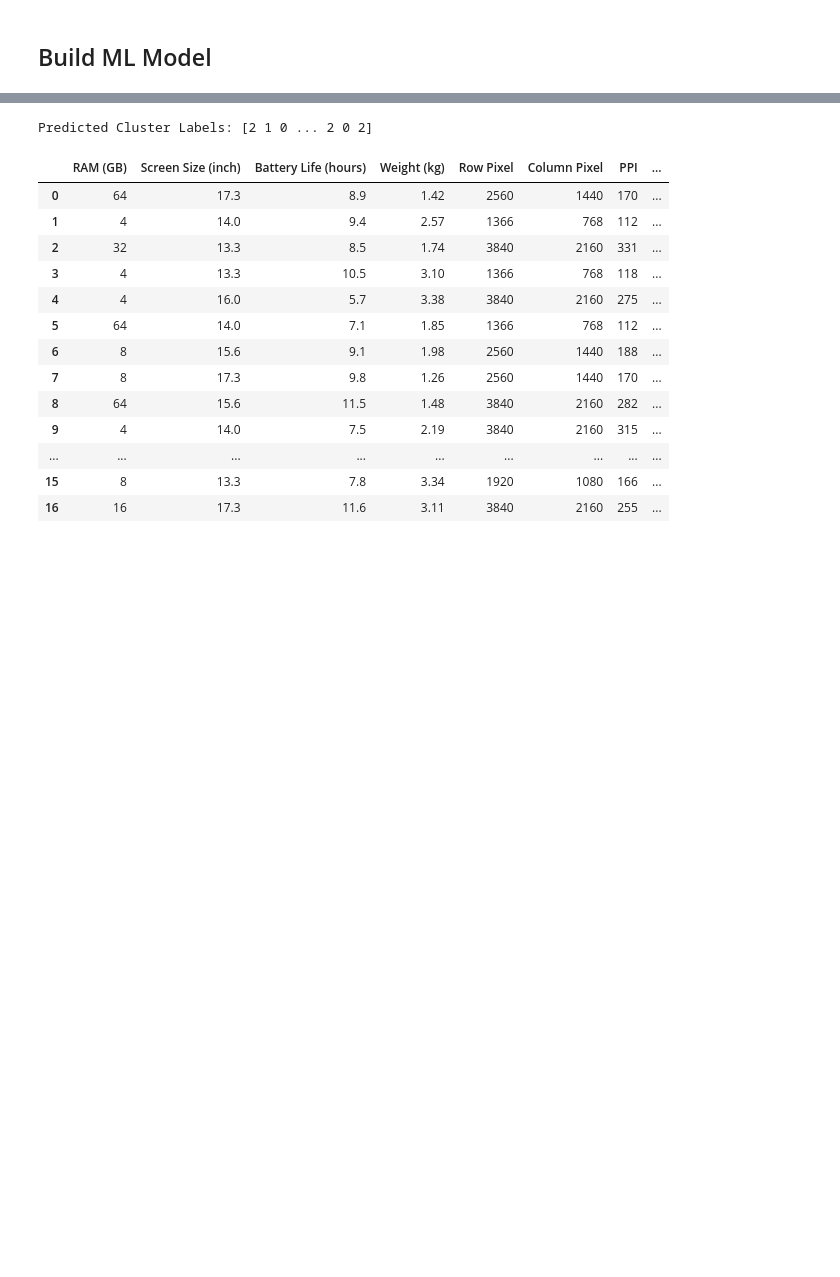
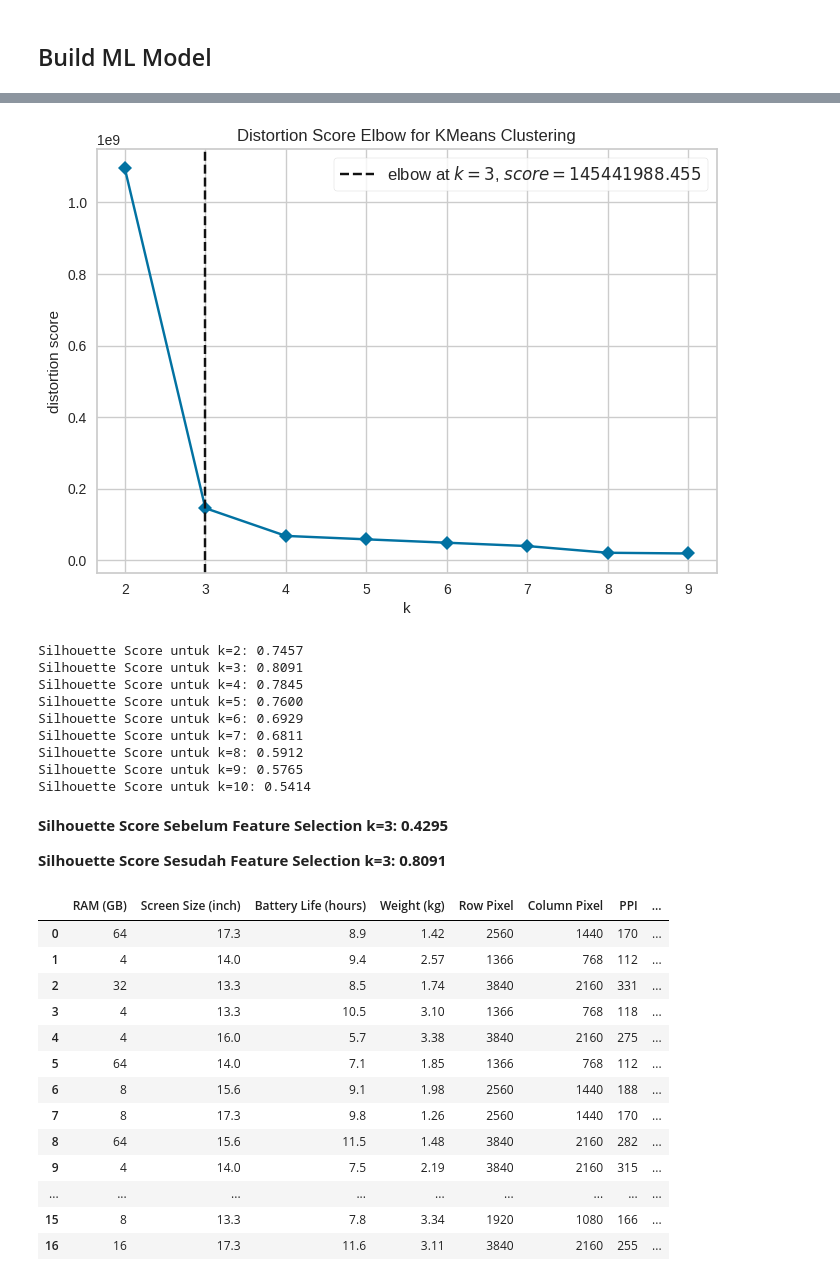
Before and after one commit to iwacooy/machine_learning_pemula, a Jupyter notebook: submission_clustering.ipynb, the cells around one changed output, grey strips where cells are left out. Saved outputs shown, nothing was run; the diff lists cells and outputs as text; code cells hidden in the pictures; blank space fills up the shorter version.

```diff
--- a/submission_clustering.ipynb
+++ b/submission_clustering.ipynb
@@ -887,3 +803,36 @@ Silhouette Score with PCA: 0.3472
+# %%
+
+# 1. Elbow Method dengan Visualizer
+kmeans = KMeans(random_state=42)
+visualizer = KElbowVisualizer(kmeans, k=(2, 10), metric='distortion', timings=False)
+visualizer.fit(X)
+visualizer.show()
+
+# 2. Silhouette Score Manual per jumlah cluster
+sil_scores = []
+k_range = range(2, 11)
+
+for k in k_range:
+    km = KMeans(n_clusters=k, random_state=42)
+    labels = km.fit_predict(X)
+    sil = silhouette_score(X, labels)
+    sil_scores.append(sil)
+    print(f"Silhouette Score untuk k={k}: {sil:.4f}")
+# %% [output]
+[figure, added]
+Silhouette Score untuk k=2: 0.7457
+Silhouette Score untuk k=3: 0.8091
+Silhouette Score untuk k=4: 0.7845
+Silhouette Score untuk k=5: 0.7600
+Silhouette Score untuk k=6: 0.6929
+Silhouette Score untuk k=7: 0.6811
+Silhouette Score untuk k=8: 0.5912
+Silhouette Score untuk k=9: 0.5765
+Silhouette Score untuk k=10: 0.5414
+# %% [markdown]
+**Silhouette Score Sebelum Feature Selection k=3: 0.4295**
+
+**Silhouette Score Sesudah Feature Selection k=3: 0.8091**
 # %%
 # Split df with train & test
 train = df.iloc[:8000, :]
@@ -898,22 +847,6 @@ X_train, X_test, y_train, y_test = train_test_split(X, y, test_size = 0.3, rando
 sc = StandardScaler()
 X_train = sc.fit_transform(X_train)
 X_test = sc.transform(X_test)
-# %%
-
-# Inisialisasi dan latih model KMeans
-kmeans = KMeans(n_clusters=3, random_state=0)
-kmeans.fit(X)
-
-# Mendapatkan label cluster untuk data latih
-labels = kmeans.labels_
-
-# Jika ingin melakukan prediksi cluster pada data baru (test set)
-preds = kmeans.predict(test)
-
-# Tampilkan hasil prediksi cluster
-print("Predicted Cluster Labels:", preds)
-# %% [output]
-Predicted Cluster Labels: [2 1 0 ... 2 0 2]
 # %%
 df.head(20)
 # %% [output]
```
Also changed, not shown: parts of 55 cells of this notebook.
